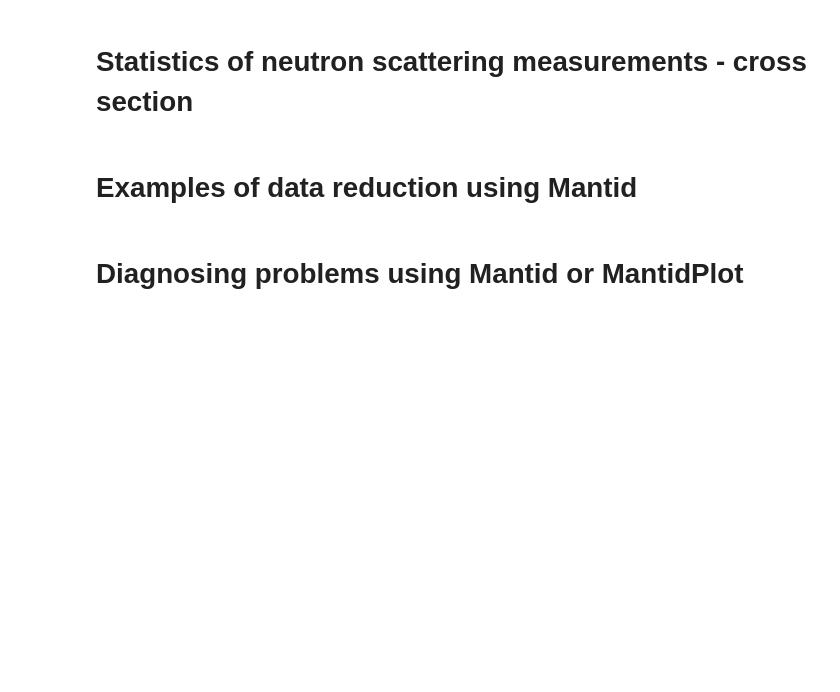
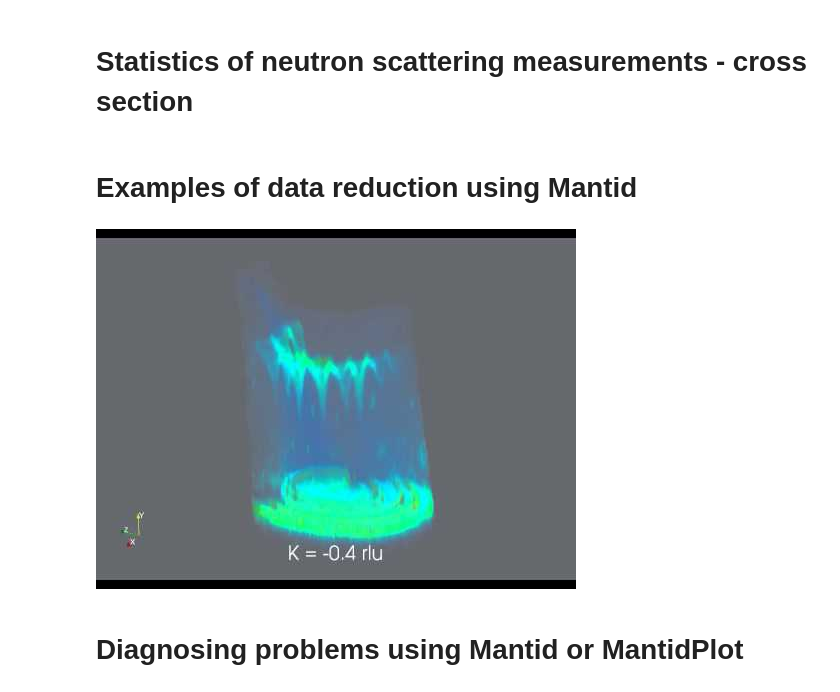
Before and after one commit to mantidproject/training, a Jupyter notebook: notebook/201_Introduction_to_Direct_Geometry_Spectrometers.ipynb, the cells around one changed output. Cells and saved outputs as stored; diff of their text form; code cells hidden in the pictures; blank space fills up the shorter version.

```diff
--- a/notebook/201_Introduction_to_Direct_Geometry_Spectrometers.ipynb
+++ b/notebook/201_Introduction_to_Direct_Geometry_Spectrometers.ipynb
@@ -496,5 +580,10 @@ These effects are more dramatic if the incident energy is smaller.
 # Statistics of neutron scattering measurements - cross section
 # %% [markdown]
 # Examples of data reduction using Mantid
+# %%
+from IPython.display import YouTubeVideo
+YouTubeVideo("n57sCkWq8iA")
+# %% [output]
+[figure, added]
 # %% [markdown]
 # Diagnosing problems using Mantid or MantidPlot
```
Also changed, not shown: parts of 4 cells of this notebook.
